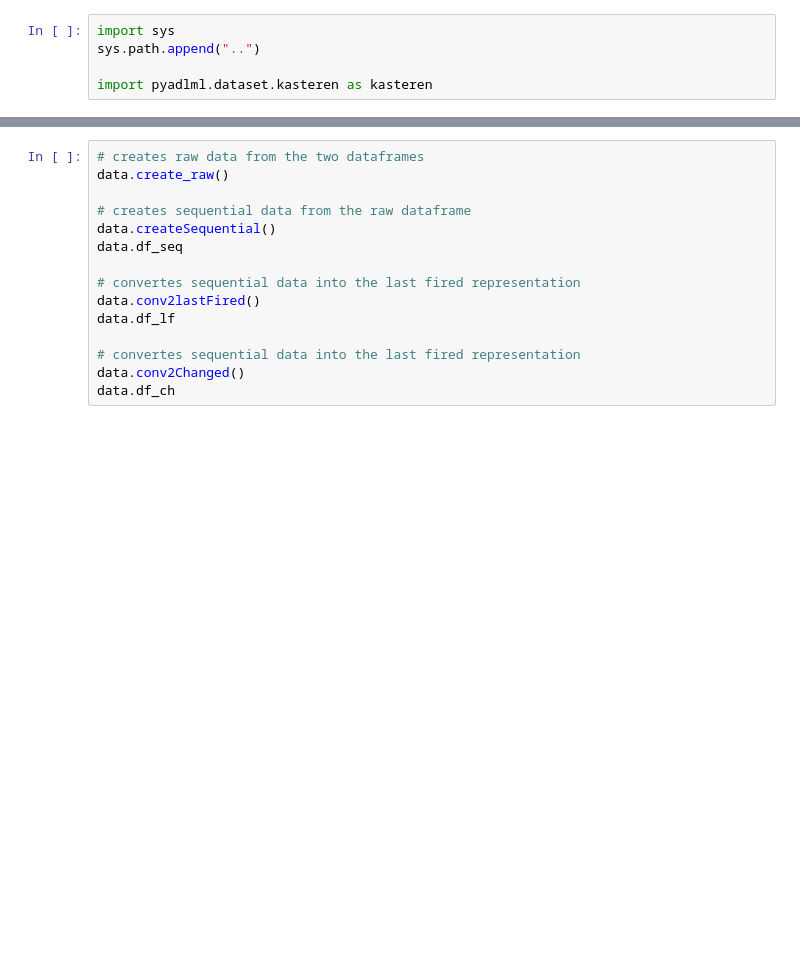
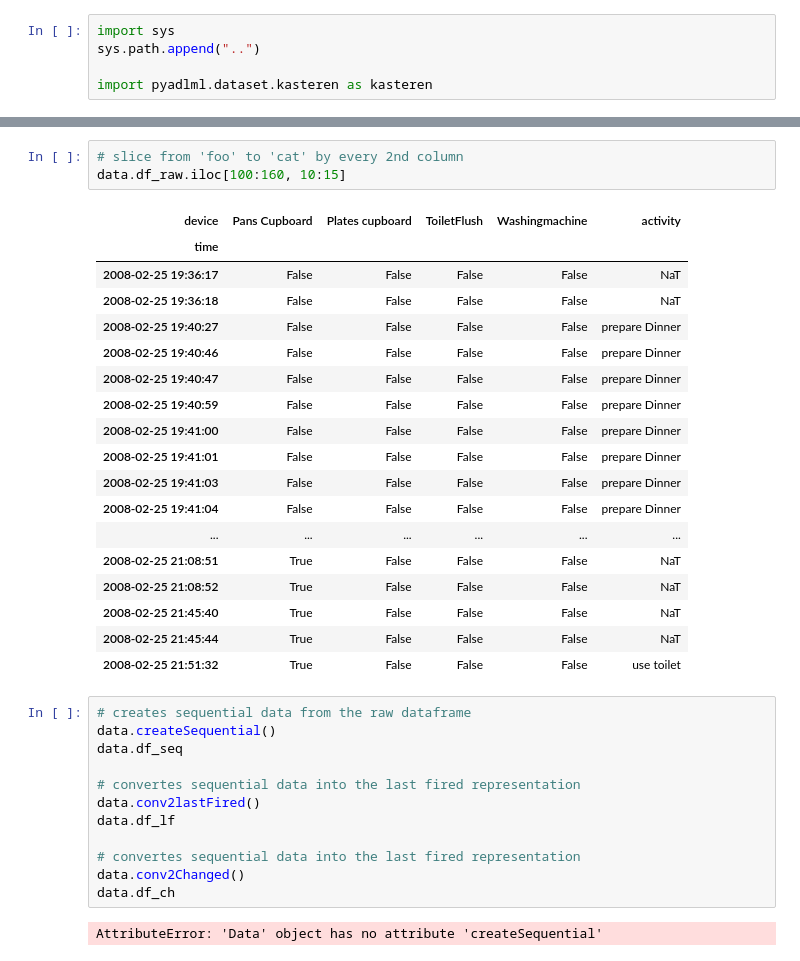
Before and after one commit to tcsvn/pyadlml, a Jupyter notebook: notebooks/kasteren.ipynb, the cells around one changed output, grey strips where cells are left out. Saved outputs shown, nothing was run; the diff lists cells and outputs as text; blank space fills up the shorter version.

```diff
--- a/notebooks/kasteren.ipynb
+++ b/notebooks/kasteren.ipynb
@@ -45,7 +68,26 @@ data.df_devices
+# %%
+# slice from 'foo' to 'cat' by every 2nd column
+data.df_raw.iloc[100:160, 10:15]
+# %% [output]
+| device | Pans Cupboard | Plates cupboard | ToiletFlush | Washingmachine | activity |
+| time |  |  |  |  |  |
+| 2008-02-25 19:36:17 | False | False | False | False | NaT |
+| 2008-02-25 19:36:18 | False | False | False | False | NaT |
+| 2008-02-25 19:40:27 | False | False | False | False | prepare Dinner |
+| 2008-02-25 19:40:46 | False | False | False | False | prepare Dinner |
+| 2008-02-25 19:40:47 | False | False | False | False | prepare Dinner |
+| 2008-02-25 19:40:59 | False | False | False | False | prepare Dinner |
+| 2008-02-25 19:41:00 | False | False | False | False | prepare Dinner |
+| 2008-02-25 19:41:01 | False | False | False | False | prepare Dinner |
+| 2008-02-25 19:41:03 | False | False | False | False | prepare Dinner |
+| 2008-02-25 19:41:04 | False | False | False | False | prepare Dinner |
+| ... | ... | ... | ... | ... | ... |
+| 2008-02-25 21:08:51 | True | False | False | False | NaT |
+| 2008-02-25 21:08:52 | True | False | False | False | NaT |
+| 2008-02-25 21:45:40 | True | False | False | False | NaT |
+| 2008-02-25 21:45:44 | True | False | False | False | NaT |
+| 2008-02-25 21:51:32 | True | False | False | False | use toilet |
 # %%
-# creates raw data from the two dataframes
-data.create_raw()
-
 # creates sequential data from the raw dataframe
 data.createSequential()
 data.df_seq
@@ -57,3 +99,5 @@ data.df_lf
 # convertes sequential data into the last fired representation
 data.conv2Changed()
 data.df_ch
+# %% [output]
+AttributeError: 'Data' object has no attribute 'createSequential'
```
Also changed, not shown: parts of 5 cells of this notebook, 6 other files.
